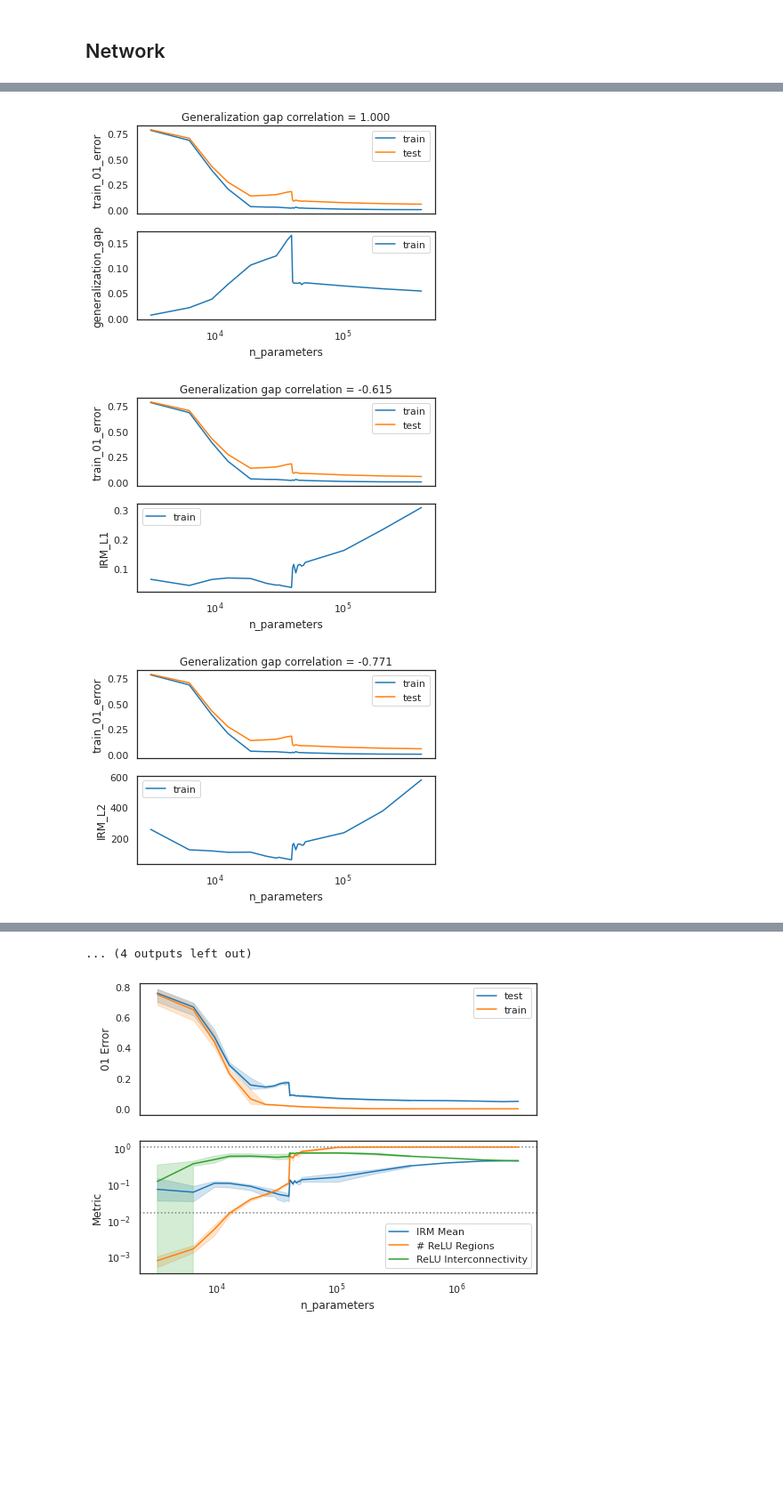
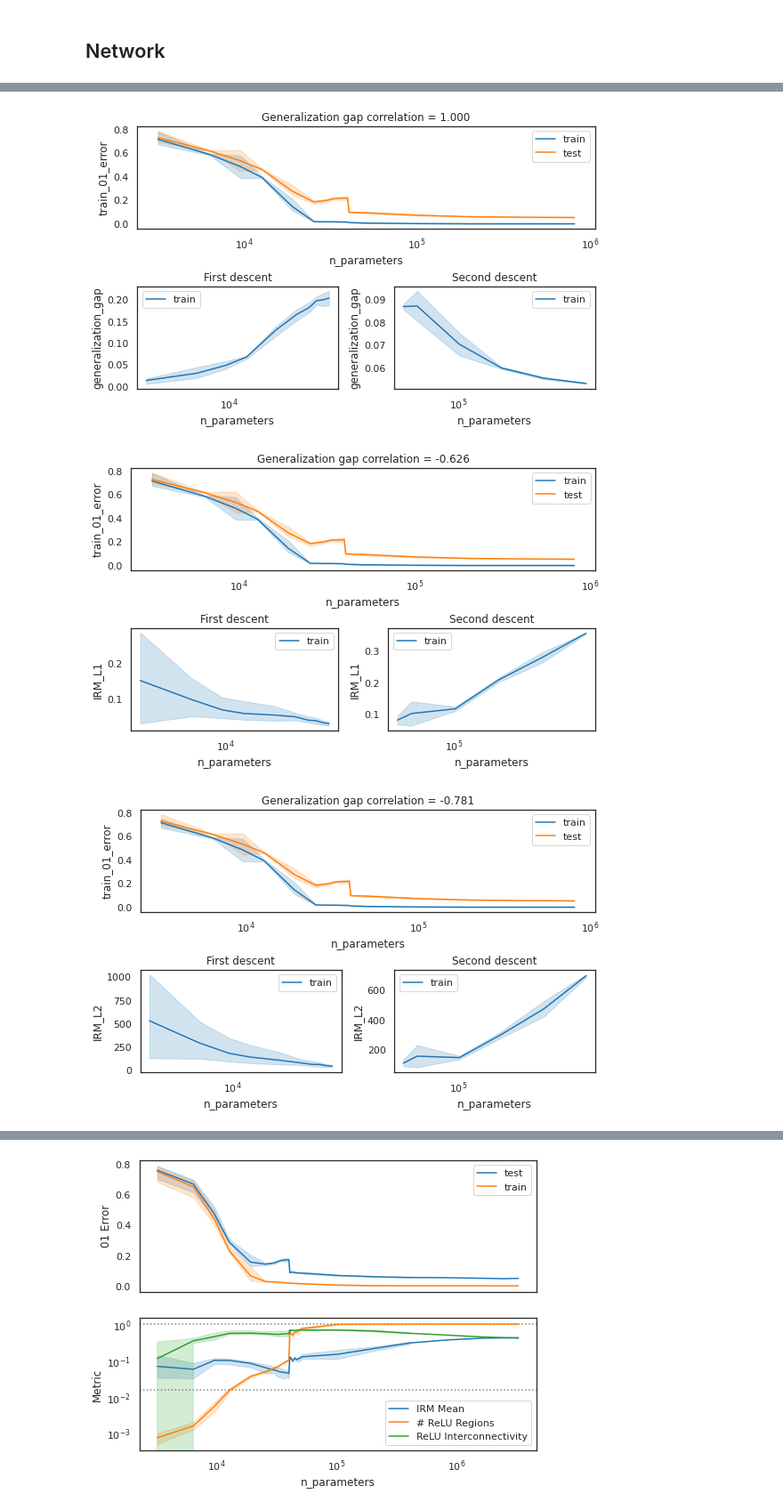
Before and after one commit to rflperry/double_descent, a Jupyter notebook: experiments/plot_mnist_results.ipynb, the cells around one changed output, grey strips where cells are left out. Shown at 89% size. Cells and saved outputs as stored; diff of their text form; code cells hidden in the pictures; blank space fills up the shorter version.

```diff
--- a/experiments/plot_mnist_results.ipynb
+++ b/experiments/plot_mnist_results.ipynb
@@ -208,28 +226,36 @@ display(corr_df)
 # %%
 for var in corr_vars:
-    fig, (ax1, ax2) = plt.subplots(2, 1, sharex=True)
+    fig, axes = plt.subplot_mosaic([['a', 'a'], ['b', 'c']], constrained_layout=True, figsize=(8, 5))
 
+    ax = axes['a']
     sns.lineplot(
         data=plot_df, x='n_parameters', y=train_error,
-        ax=ax1, label='train')
+        ax=ax, label='train')
     sns.lineplot(
         data=plot_df, x='n_parameters', y=test_error,
-        ax=ax1, label='test')
-    sns.lineplot(
-        data=plot_df, x='n_parameters', y=var,
-        ax=ax2, label='train')
+        ax=ax, label='test')
+    ax.set_xscale('log')
+    corr, _ = spearmanr(plot_df['generalization_gap'], plot_df[var])
+    ax.set_title(f'Generalization gap correlation = {corr:.3f}')
+    ax.legend()
 
-    plt.xscale('log')
-
-#     if var in ['connected_partitions_fraction']:
-#         ax2.set_yscale('symlog', linthresh=1e-2)
-#     else:
-    # ax2.set_yscale('log')
-    corr, _ = spearmanr(df['generalization_gap'], df[var])
-    ax1.set_title(f'Generalization gap correlation = {corr:.3f}')
-    plt.legend()
+    for key, idx, title in zip(
+        ['b', 'c'],
+        (
+            plot_df[x_var] <= interp,
+            plot_df[x_var] >= interp,
+        ),
+        ('First descent', 'Second descent')
+    ):
+        ax = axes[key]
+        sns.lineplot(
+            data=plot_df[idx], x='n_parameters', y=var,
+            ax=ax, label='train')
+        ax.legend()
+        ax.set_title(title)
+        ax.set_xscale('log')
     plt.show()
 # %% [output]
-[figure, old version]
+[figure, new version]
-[figure, old version]
+[figure, new version]
-[figure, old version]
+[figure, new version]
@@ -245,4 +269,3 @@ for var in corr_vars:
-... (4 outputs left out)
 # %%
 fig, (ax1, ax2) = plt.subplots(2, 1, sharex=True, figsize=(8, 6))
 
```
Also changed, not shown: parts of 6 cells of this notebook, 6 other files.
